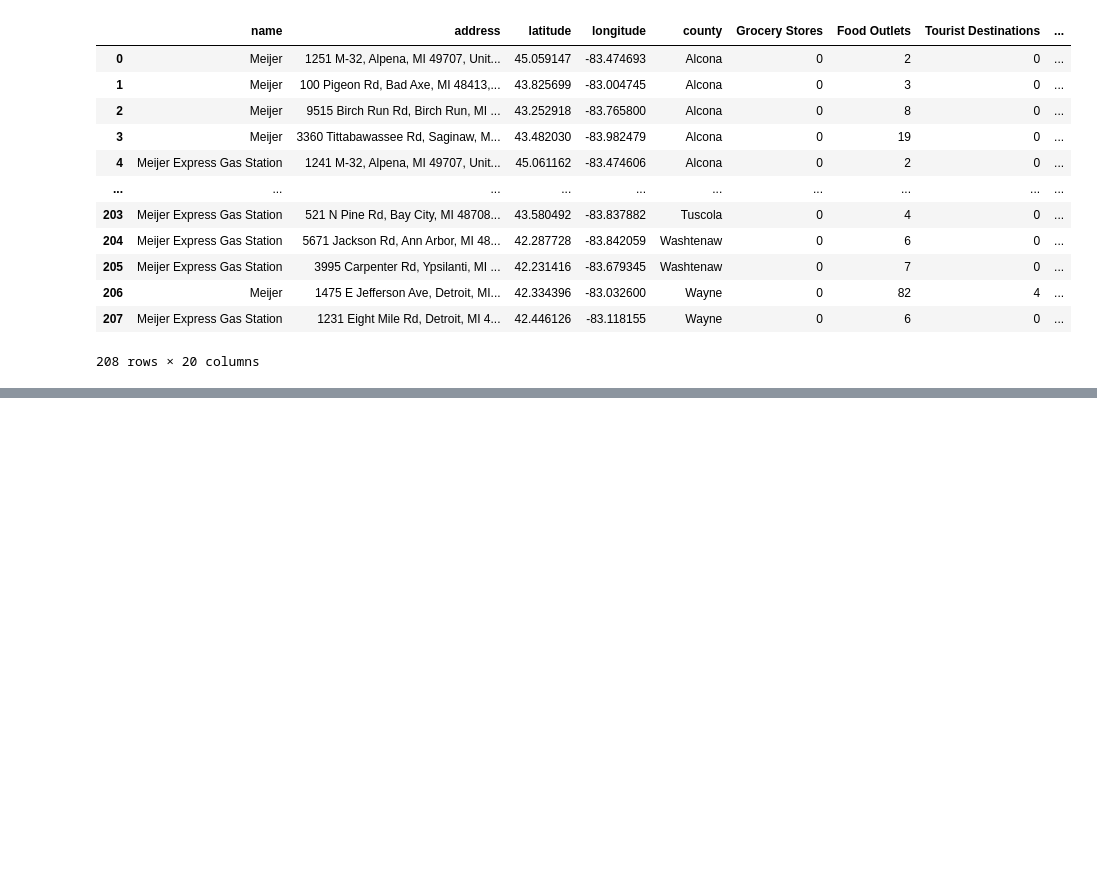
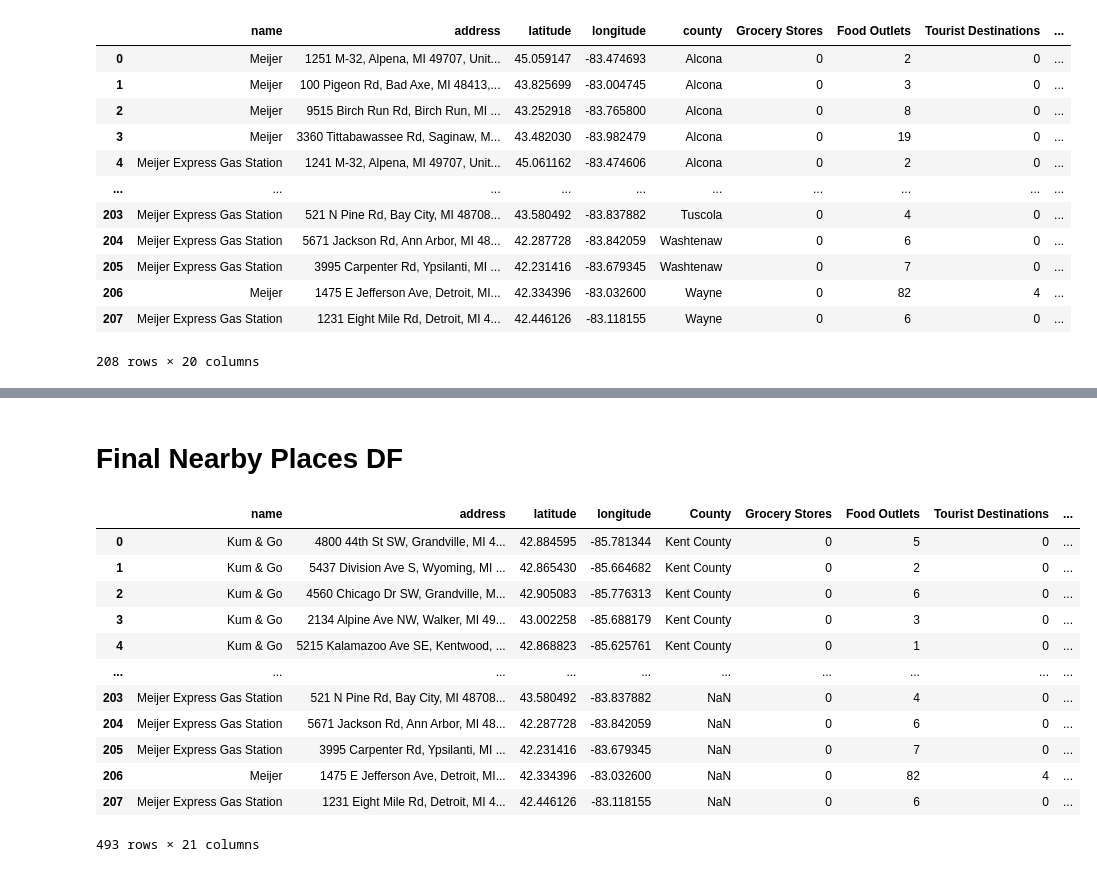
Before and after one commit to Harshraj1301/Meijer---Real-Estate-Predictive-Model, a Jupyter notebook: Nearby Places/Nearby Places.ipynb, the cells around one changed output, grey strips where cells are left out. Cells and saved outputs as stored; diff of their text form; code cells hidden in the pictures; blank space fills up the shorter version.

Commit message:
Meijer Updated Code Files

```diff
--- a/Nearby Places/Nearby Places.ipynb
+++ b/Nearby Places/Nearby Places.ipynb
@@ -503,0 +504,25 @@ final_competitor_nearby_places
+# %% [markdown]
+# Final Nearby Places DF
+# %%
+import pandas as pd
+
+# Concatenate the DataFrames
+final_nearby_places_df = pd.concat([final_competitor_nearby_places, final_nearby_places_meijer])
+
+final_nearby_places_df.to_csv("final_nearby_places_df.csv", index=False)
+
+final_nearby_places_df
+# %% [output]
+|  | name | address | latitude | longitude | County | Grocery Stores | Food Outlets | Tourist Destinations | ... |
+| 0 | Kum & Go | 4800 44th St SW, Grandville, MI 4... | 42.884595 | -85.781344 | Kent County | 0 | 5 | 0 | ... |
+| 1 | Kum & Go | 5437 Division Ave S, Wyoming, MI ... | 42.865430 | -85.664682 | Kent County | 0 | 2 | 0 | ... |
+| 2 | Kum & Go | 4560 Chicago Dr SW, Grandville, M... | 42.905083 | -85.776313 | Kent County | 0 | 6 | 0 | ... |
+| 3 | Kum & Go | 2134 Alpine Ave NW, Walker, MI 49... | 43.002258 | -85.688179 | Kent County | 0 | 3 | 0 | ... |
+| 4 | Kum & Go | 5215 Kalamazoo Ave SE, Kentwood, ... | 42.868823 | -85.625761 | Kent County | 0 | 1 | 0 | ... |
+| ... | ... | ... | ... | ... | ... | ... | ... | ... | ... |
+| 203 | Meijer Express Gas Station | 521 N Pine Rd, Bay City, MI 48708... | 43.580492 | -83.837882 | NaN | 0 | 4 | 0 | ... |
+| 204 | Meijer Express Gas Station | 5671 Jackson Rd, Ann Arbor, MI 48... | 42.287728 | -83.842059 | NaN | 0 | 6 | 0 | ... |
+| 205 | Meijer Express Gas Station | 3995 Carpenter Rd, Ypsilanti, MI ... | 42.231416 | -83.679345 | NaN | 0 | 7 | 0 | ... |
+| 206 | Meijer | 1475 E Jefferson Ave, Detroit, MI... | 42.334396 | -83.032600 | NaN | 0 | 82 | 4 | ... |
+| 207 | Meijer Express Gas Station | 1231 Eight Mile Rd, Detroit, MI 4... | 42.446126 | -83.118155 | NaN | 0 | 6 | 0 | ... |
+493 rows × 21 columns
```
Also changed, not shown: parts of 10 cells of this notebook, 7 other files.
